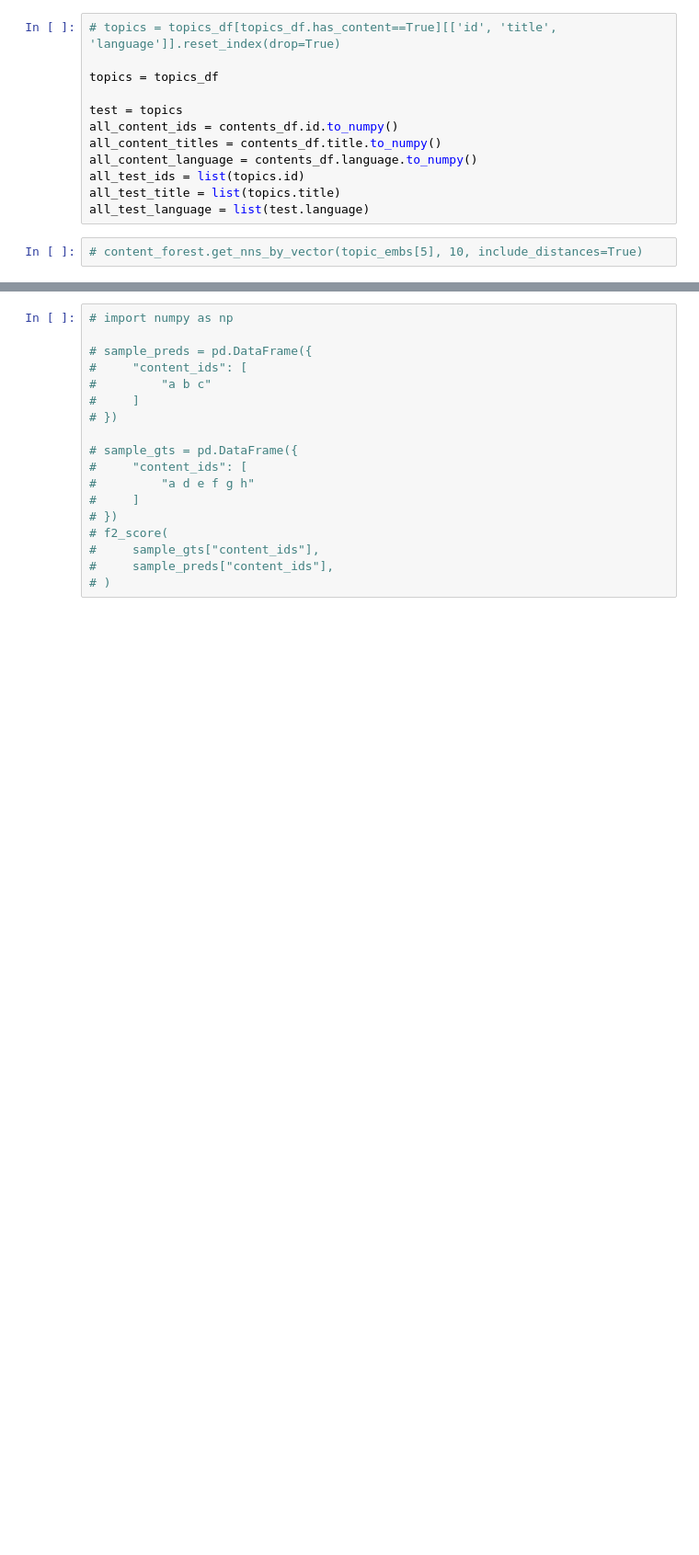
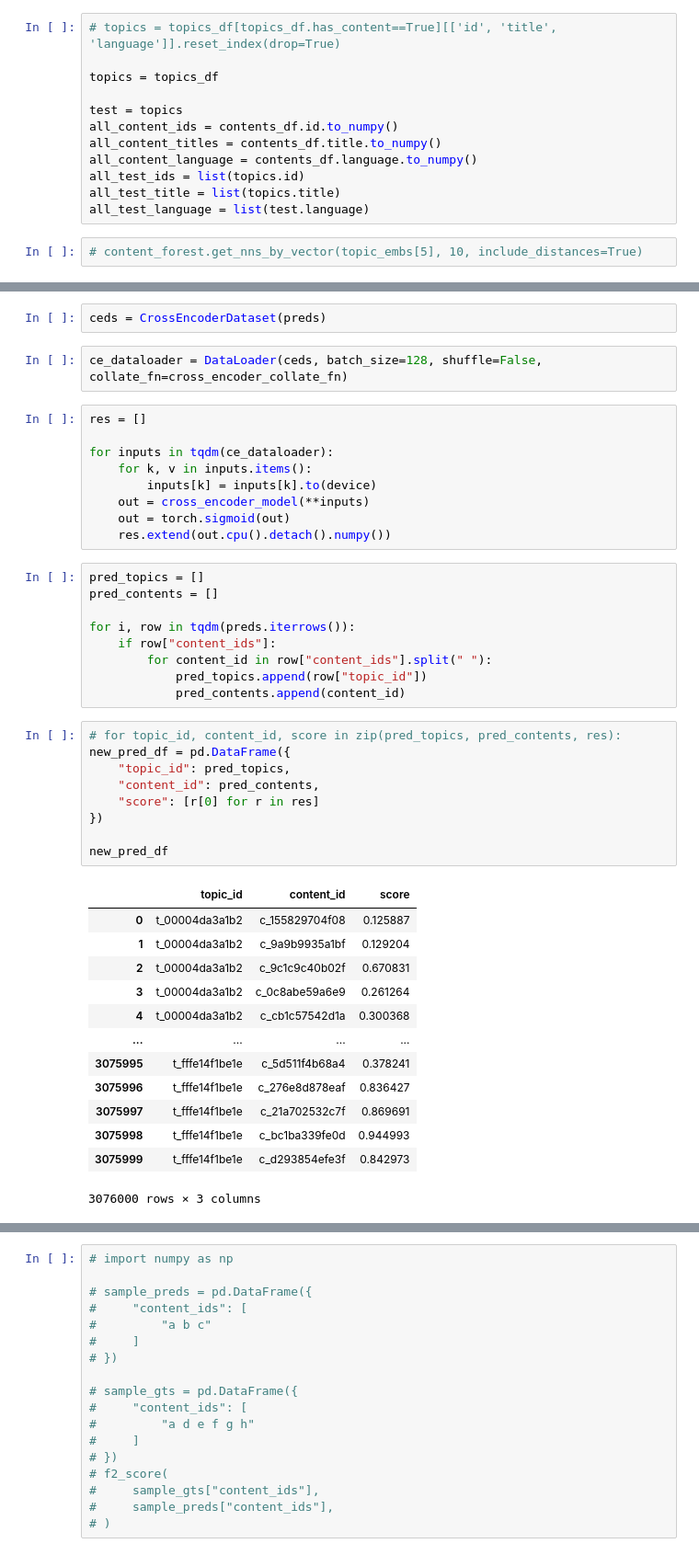
Before and after one commit to thanhhau097/lecr, a Jupyter notebook: evaluate.ipynb, the cells around one changed output, grey strips where cells are left out. Shown at 92% size. Drawn from its saved outputs; the diff is of its cells as text; blank space fills up the shorter version.

```diff
--- a/evaluate.ipynb
+++ b/evaluate.ipynb
@@ -382,0 +445,45 @@ get_pos_score(gt["content_ids"], preds["content_ids"])
+# %%
+ceds = CrossEncoderDataset(preds)
+# %%
+ce_dataloader = DataLoader(ceds, batch_size=128, shuffle=False, collate_fn=cross_encoder_collate_fn)
+# %%
+res = []
+
+for inputs in tqdm(ce_dataloader):
+    for k, v in inputs.items():
+        inputs[k] = inputs[k].to(device)
+    out = cross_encoder_model(**inputs)
+    out = torch.sigmoid(out)
+    res.extend(out.cpu().detach().numpy())
+# %%
+pred_topics = []
+pred_contents = []
+
+for i, row in tqdm(preds.iterrows()):
+    if row["content_ids"]:
+        for content_id in row["content_ids"].split(" "):
+            pred_topics.append(row["topic_id"])
+            pred_contents.append(content_id)
+# %%
+# for topic_id, content_id, score in zip(pred_topics, pred_contents, res):
+new_pred_df = pd.DataFrame({
+    "topic_id": pred_topics,
+    "content_id": pred_contents,
+    "score": [r[0] for r in res]
+})
+
+new_pred_df
+# %% [output]
+|  | topic_id | content_id | score |
+| 0 | t_00004da3a1b2 | c_155829704f08 | 0.125887 |
+| 1 | t_00004da3a1b2 | c_9a9b9935a1bf | 0.129204 |
+| 2 | t_00004da3a1b2 | c_9c1c9c40b02f | 0.670831 |
+| 3 | t_00004da3a1b2 | c_0c8abe59a6e9 | 0.261264 |
+| 4 | t_00004da3a1b2 | c_cb1c57542d1a | 0.300368 |
+| ... | ... | ... | ... |
+| 3075995 | t_fffe14f1be1e | c_5d511f4b68a4 | 0.378241 |
+| 3075996 | t_fffe14f1be1e | c_276e8d878eaf | 0.836427 |
+| 3075997 | t_fffe14f1be1e | c_21a702532c7f | 0.869691 |
+| 3075998 | t_fffe14f1be1e | c_bc1ba339fe0d | 0.944993 |
+| 3075999 | t_fffe14f1be1e | c_d293854efe3f | 0.842973 |
+3076000 rows × 3 columns
```
Also changed, not shown: parts of 45 cells of this notebook.
